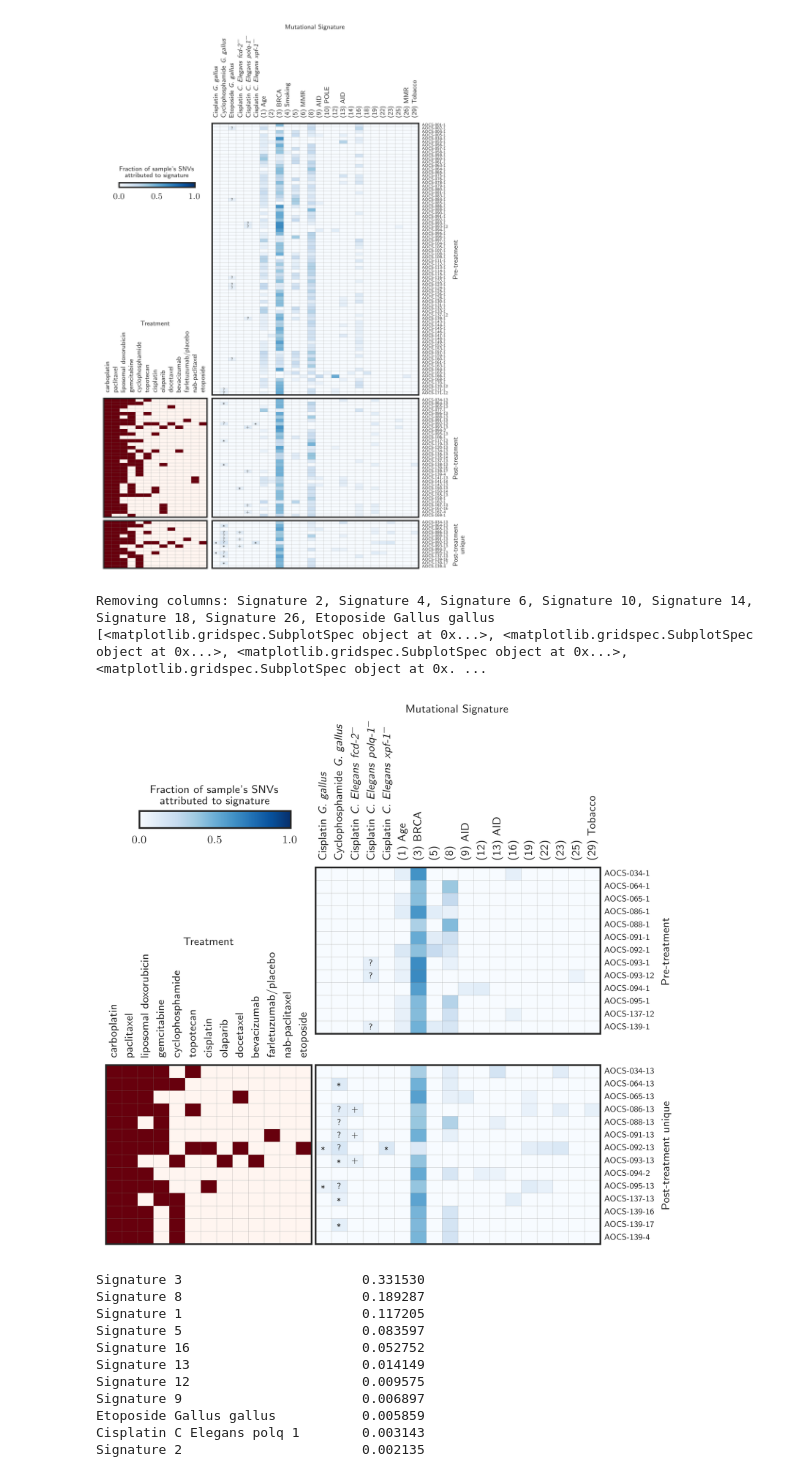
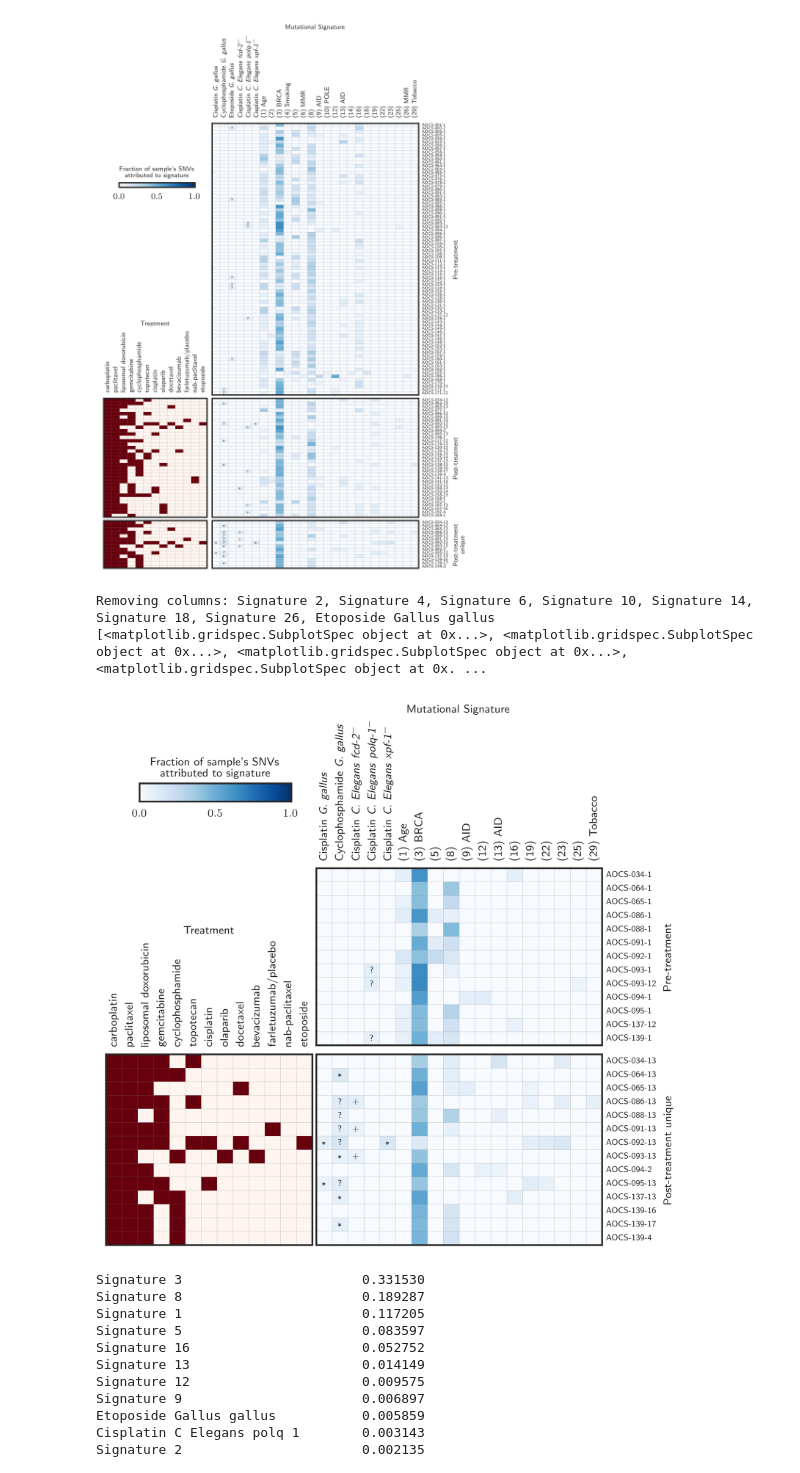
Before and after one commit to hammerlab/paper-aocs-chemo-neoantigens, a Jupyter notebook: notebooks/deconstructSigs results.ipynb, the cells around one changed output. Cells and saved outputs as stored; diff of their text form; code cells hidden in the pictures.

```diff
--- a/notebooks/deconstructSigs results.ipynb
+++ b/notebooks/deconstructSigs results.ipynb
@@ -372,18 +372,18 @@ Removing columns:
 # %%
 donors_with_new = set("-".join(x[0].split("-")[:2]) for x in df.ix[df.kind == "new"].index)
 sub_df = df.ix[["-".join(x[0].split("-")[:2]) in donors_with_new for x in df.index]]
 axs = draw_from_chunks([
 #    ("Control", df.ix[(df.kind == "check")]),
     ("Pre-treatment", sub_df.ix[(sub_df.kind == "all") & (~sub_df.treated)]),
 #    ("Post-treatment", (sub_df.ix[(sub_df.kind == "all") & (sub_df.treated)])),
     ("Post-treatment unique", (sub_df.ix[(sub_df.kind == "new")]))
 ], figsize=(6,6), cbar=True, cbar_bbox_to_anchor=(-0.125, 1.5, 1.05, 0.95), symbols=True, small_fontsize=6)
-pyplot.tight_layout(h_pad=-7.3, w_pad=0.3)
+pyplot.tight_layout(h_pad=-9.0, w_pad=0.3)
 pyplot.savefig("../figures/signatures.pdf")
 # %% [output]
 Removing columns: Signature 2, Signature 4, Signature 6, Signature 10, Signature 14, Signature 18, Signature 26, Etoposide Gallus gallus
 [<matplotlib.gridspec.SubplotSpec object at 0x...>, <matplotlib.gridspec.SubplotSpec object at 0x...>, <matplotlib.gridspec.SubplotSpec object at 0x...>, <matplotlib.gridspec.SubplotSpec object at 0x. ...
-[figure, old version]
+[figure, new version]
 # %%
 df.ix[~df.treated][signatures].mean(0).sort(inplace=False, ascending=False)
 # %% [output]
```
Also changed, not shown: 1 other file.
